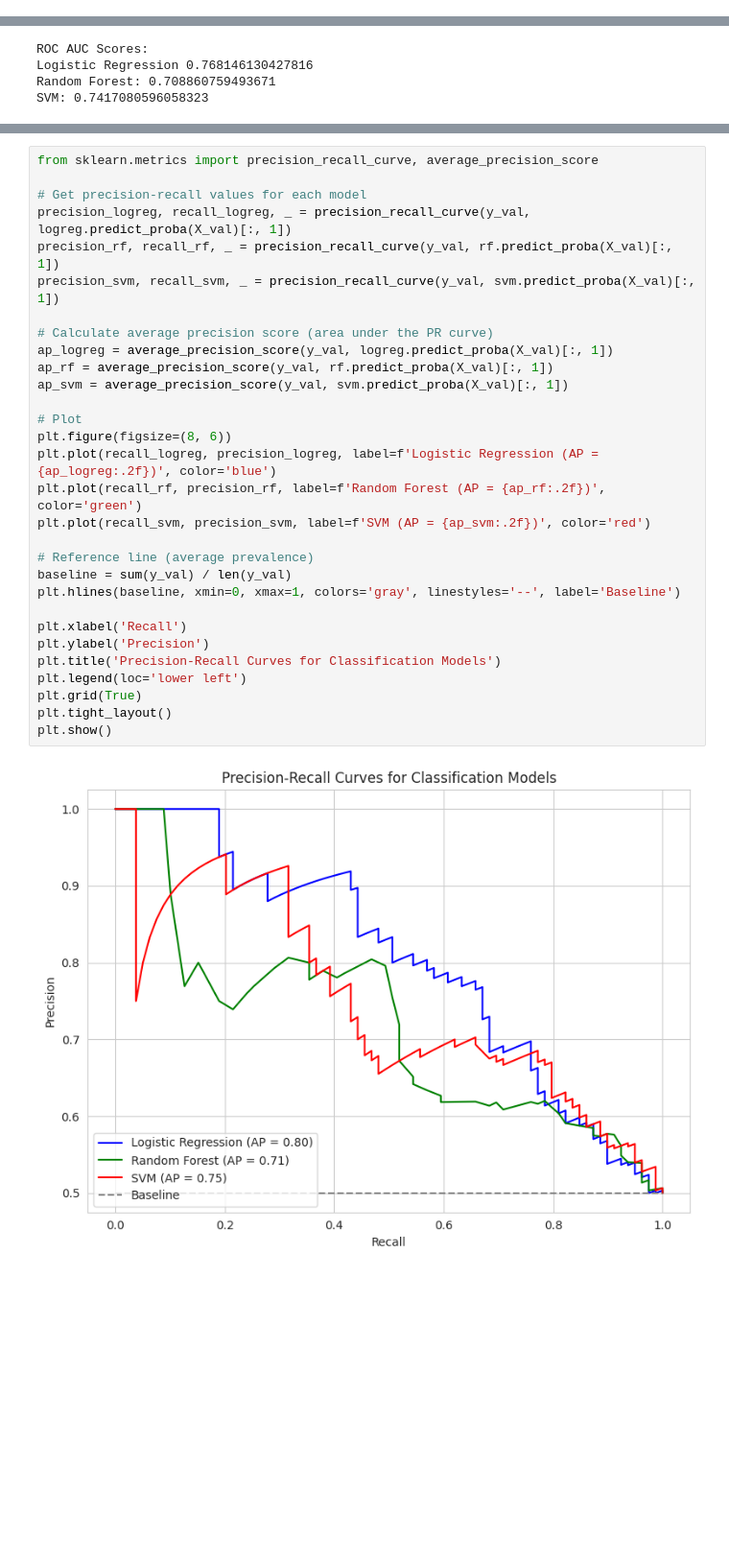
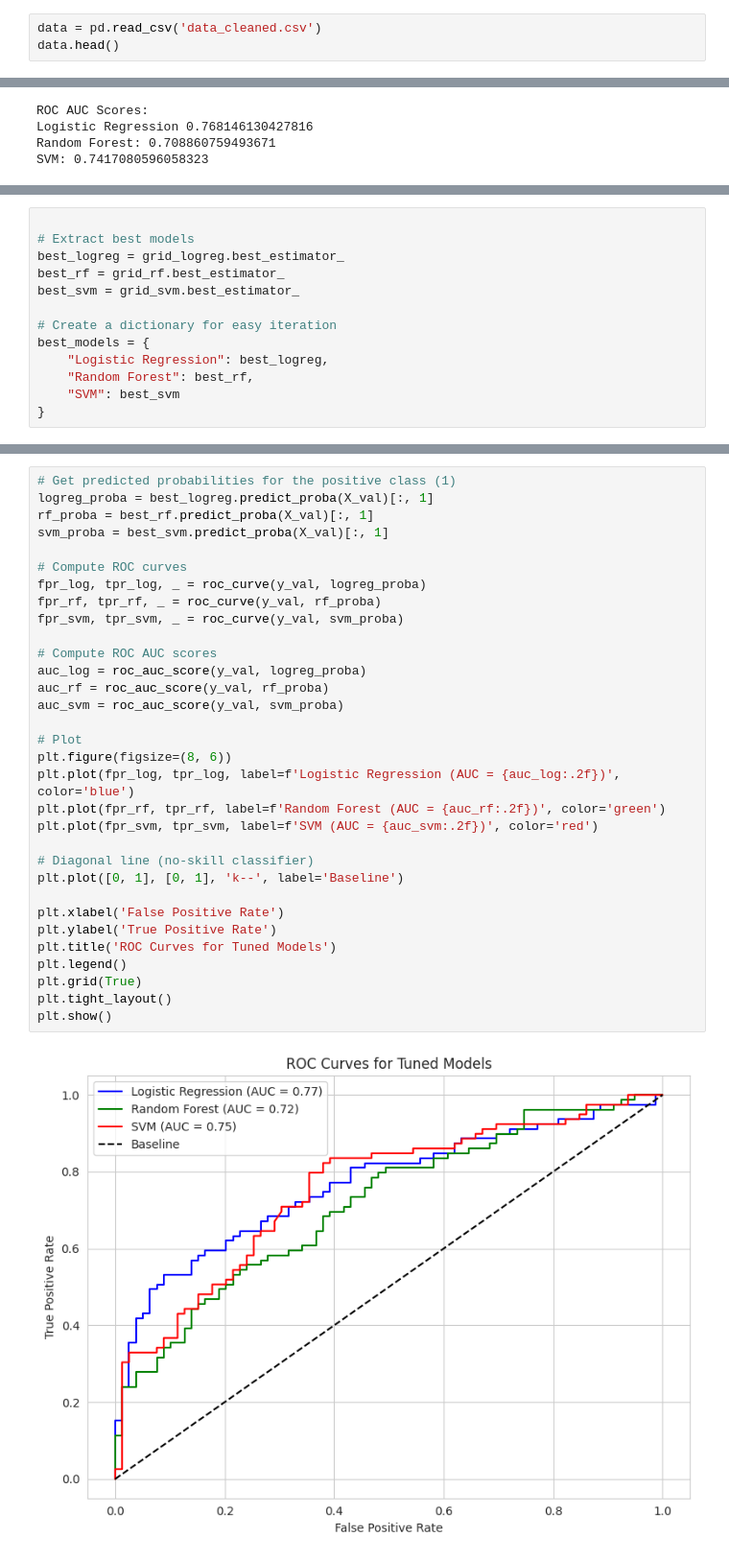
Before and after one commit to AvChilds/serviced_accommodation_ML_project, a Jupyter notebook: masters_assignment_2.ipynb, the cells around one changed output, grey strips where cells are left out. Shown at 96% size. Drawn from its saved outputs; the diff is of its cells as text; blank space fills up the shorter version.

```diff
--- a/masters_assignment_2.ipynb
+++ b/masters_assignment_2.ipynb
@@ -1037,3 +1048,6 @@ from sklearn.metrics import classification_report, confusion_matrix, auc, roc_cu
 from sklearn.metrics import precision_recall_curve, average_precision_score
 from sklearn.pipeline import Pipeline
 from xgboost import XGBClassifier
+# %%
+data = pd.read_csv('data_cleaned.csv')
+data.head()
@@ -1417,0 +1604,13 @@ plt.show()
+# %%
+
+# Extract best models
+best_logreg = grid_logreg.best_estimator_
+best_rf = grid_rf.best_estimator_
+best_svm = grid_svm.best_estimator_
+
+# Create a dictionary for easy iteration
+best_models = {
+    "Logistic Regression": best_logreg,
+    "Random Forest": best_rf,
+    "SVM": best_svm
+}
@@ -1418,32 +1642,34 @@ plt.show()
 # %%
-from sklearn.metrics import precision_recall_curve, average_precision_score
+# Get predicted probabilities for the positive class (1)
+logreg_proba = best_logreg.predict_proba(X_val)[:, 1]
+rf_proba = best_rf.predict_proba(X_val)[:, 1]
+svm_proba = best_svm.predict_proba(X_val)[:, 1]
 
-# Get precision-recall values for each model
-precision_logreg, recall_logreg, _ = precision_recall_curve(y_val, logreg.predict_proba(X_val)[:, 1])
-precision_rf, recall_rf, _ = precision_recall_curve(y_val, rf.predict_proba(X_val)[:, 1])
-precision_svm, recall_svm, _ = precision_recall_curve(y_val, svm.predict_proba(X_val)[:, 1])
+# Compute ROC curves
+fpr_log, tpr_log, _ = roc_curve(y_val, logreg_proba)
+fpr_rf, tpr_rf, _ = roc_curve(y_val, rf_proba)
+fpr_svm, tpr_svm, _ = roc_curve(y_val, svm_proba)
 
-# Calculate average precision score (area under the PR curve)
-ap_logreg = average_precision_score(y_val, logreg.predict_proba(X_val)[:, 1])
-ap_rf = average_precision_score(y_val, rf.predict_proba(X_val)[:, 1])
-ap_svm = average_precision_score(y_val, svm.predict_proba(X_val)[:, 1])
+# Compute ROC AUC scores
+auc_log = roc_auc_score(y_val, logreg_proba)
+auc_rf = roc_auc_score(y_val, rf_proba)
+auc_svm = roc_auc_score(y_val, svm_proba)
 
 # Plot
 plt.figure(figsize=(8, 6))
-plt.plot(recall_logreg, precision_logreg, label=f'Logistic Regression (AP = {ap_logreg:.2f})', color='blue')
-plt.plot(recall_rf, precision_rf, label=f'Random Forest (AP = {ap_rf:.2f})', color='green')
-plt.plot(recall_svm, precision_svm, label=f'SVM (AP = {ap_svm:.2f})', color='red')
+plt.plot(fpr_log, tpr_log, label=f'Logistic Regression (AUC = {auc_log:.2f})', color='blue')
+plt.plot(fpr_rf, tpr_rf, label=f'Random Forest (AUC = {auc_rf:.2f})', color='green')
+plt.plot(fpr_svm, tpr_svm, label=f'SVM (AUC = {auc_svm:.2f})', color='red')
 
-# Reference line (average prevalence)
-baseline = sum(y_val) / len(y_val)
-plt.hlines(baseline, xmin=0, xmax=1, colors='gray', linestyles='--', label='Baseline')
+# Diagonal line (no-skill classifier)
+plt.plot([0, 1], [0, 1], 'k--', label='Baseline')
 
-plt.xlabel('Recall')
-plt.ylabel('Precision')
-plt.title('Precision-Recall Curves for Classification Models')
-plt.legend(loc='lower left')
+plt.xlabel('False Positive Rate')
+plt.ylabel('True Positive Rate')
+plt.title('ROC Curves for Tuned Models')
+plt.legend()
 plt.grid(True)
 plt.tight_layout()
 plt.show()
 # %% [output]
-[figure, old version]
+[figure, new version]
```
Also changed, not shown: parts of 70 cells of this notebook.
